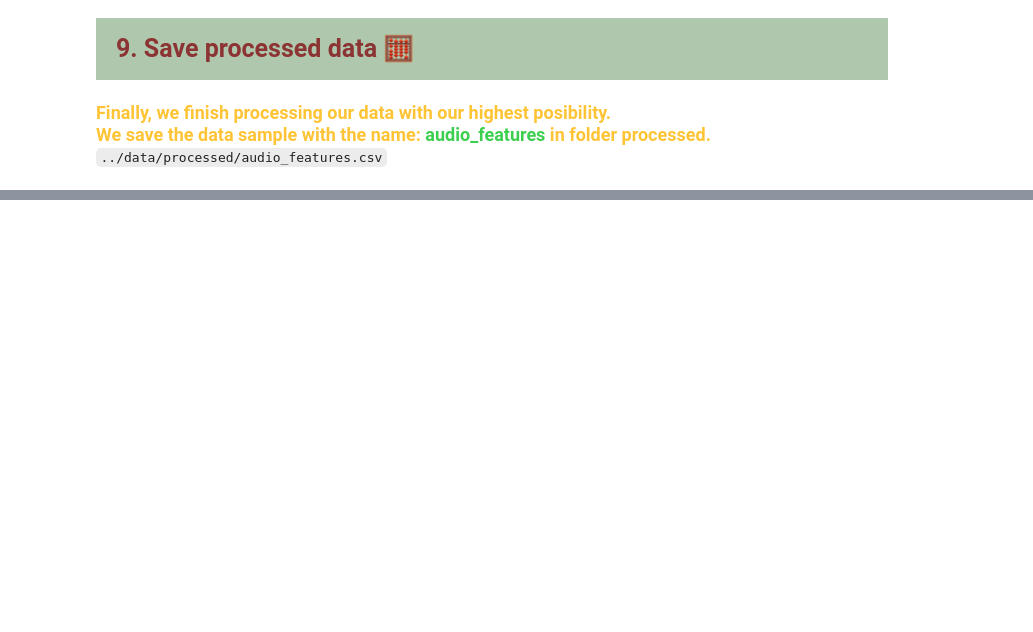
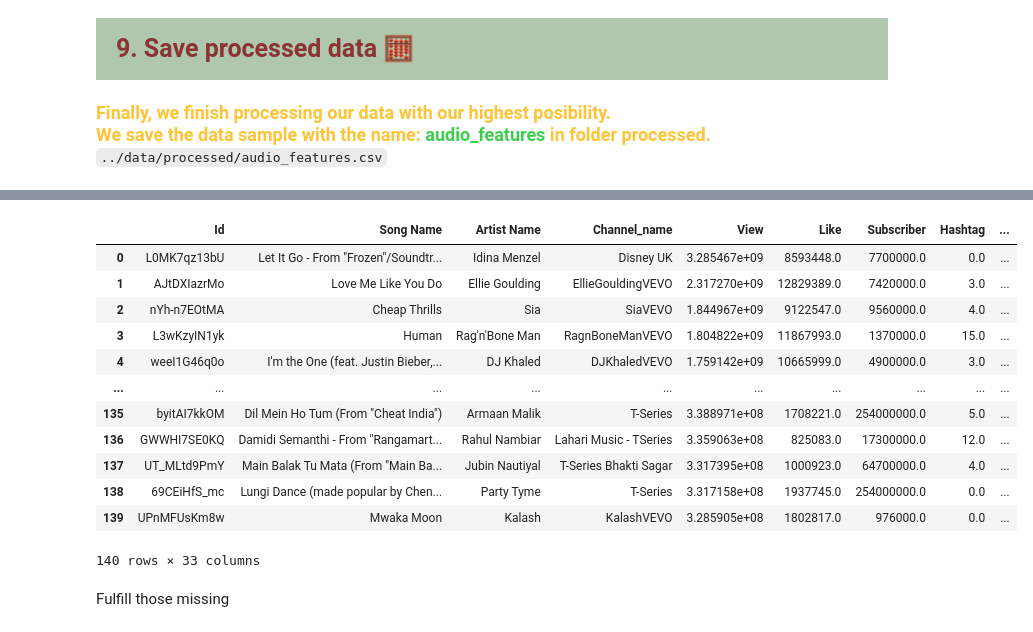
Before and after one commit to danghuynh-bit/youtube_project_DS, a Jupyter notebook: notebooks/2.2_Prepocessing.ipynb, the cells around one changed output, grey strips where cells are left out. Saved outputs shown, nothing was run; the diff lists cells and outputs as text; code cells hidden in the pictures; blank space fills up the shorter version.

Commit message:
update merge_data file

```diff
--- a/notebooks/2.2_Prepocessing.ipynb
+++ b/notebooks/2.2_Prepocessing.ipynb
@@ -510,0 +541,4 @@ raw_df.to_csv("../data/processed/audio_features.csv", index=False)
+# %%
+#merge
+video_df = pd.read_csv('../data/processed/music_video_data.csv')
+video_df.info()
@@ -510,0 +563,5 @@ raw_df.to_csv("../data/processed/audio_features.csv", index=False)
+# %%
+audio_df = pd.read_csv('../data/processed/audio_features.csv')
+audio_df = audio_df.rename(columns={'song_name': 'Song Name'})
+audio_df = audio_df.rename(columns={'artist_name': 'Artist Name'})
+audio_df.info()
@@ -510,0 +586,5 @@ raw_df.to_csv("../data/processed/audio_features.csv", index=False)
+# %%
+#merge two dataframe on song name and artist name
+merge_df = pd.merge(video_df, audio_df, on=['Song Name', 'Artist Name'], how='left')
+#check duplicate rows
+merge_df.duplicated().sum()
@@ -510,0 +613,20 @@ raw_df.to_csv("../data/processed/audio_features.csv", index=False)
+# %%
+#print the rows with missing values in columns of 'spotify_id'
+miss_audio_df = merge_df[merge_df['spotify_id'].isna()].reset_index(drop=True)
+miss_audio_df
+# %% [output]
+|  | Id | Song Name | Artist Name | Channel_name | View | Like | Subscriber | Hashtag | ... |
+| 0 | L0MK7qz13bU | Let It Go - From "Frozen"/Soundtr... | Idina Menzel | Disney UK | 3.285467e+09 | 8593448.0 | 7700000.0 | 0.0 | ... |
+| 1 | AJtDXIazrMo | Love Me Like You Do | Ellie Goulding | EllieGouldingVEVO | 2.317270e+09 | 12829389.0 | 7420000.0 | 3.0 | ... |
+| 2 | nYh-n7EOtMA | Cheap Thrills | Sia | SiaVEVO | 1.844967e+09 | 9122547.0 | 9560000.0 | 4.0 | ... |
+| 3 | L3wKzyIN1yk | Human | Rag'n'Bone Man | RagnBoneManVEVO | 1.804822e+09 | 11867993.0 | 1370000.0 | 15.0 | ... |
+| 4 | weeI1G46q0o | I'm the One (feat. Justin Bieber,... | DJ Khaled | DJKhaledVEVO | 1.759142e+09 | 10665999.0 | 4900000.0 | 3.0 | ... |
+| ... | ... | ... | ... | ... | ... | ... | ... | ... | ... |
+| 135 | byitAI7kkOM | Dil Mein Ho Tum (From "Cheat India") | Armaan Malik | T-Series | 3.388971e+08 | 1708221.0 | 254000000.0 | 5.0 | ... |
+| 136 | GWWHI7SE0KQ | Damidi Semanthi - From "Rangamart... | Rahul Nambiar | Lahari Music - TSeries | 3.359063e+08 | 825083.0 | 17300000.0 | 12.0 | ... |
+| 137 | UT_MLtd9PmY | Main Balak Tu Mata (From "Main Ba... | Jubin Nautiyal | T-Series Bhakti Sagar | 3.317395e+08 | 1000923.0 | 64700000.0 | 4.0 | ... |
+| 138 | 69CEiHfS_mc | Lungi Dance (made popular by Chen... | Party Tyme | T-Series | 3.317158e+08 | 1937745.0 | 254000000.0 | 0.0 | ... |
+| 139 | UPnMFUsKm8w | Mwaka Moon | Kalash | KalashVEVO | 3.285905e+08 | 1802817.0 | 976000.0 | 0.0 | ... |
+140 rows × 33 columns
+# %% [markdown]
+Fulfill those missing
```
Also changed, not shown: parts of 27 cells of this notebook, 5 other files.
